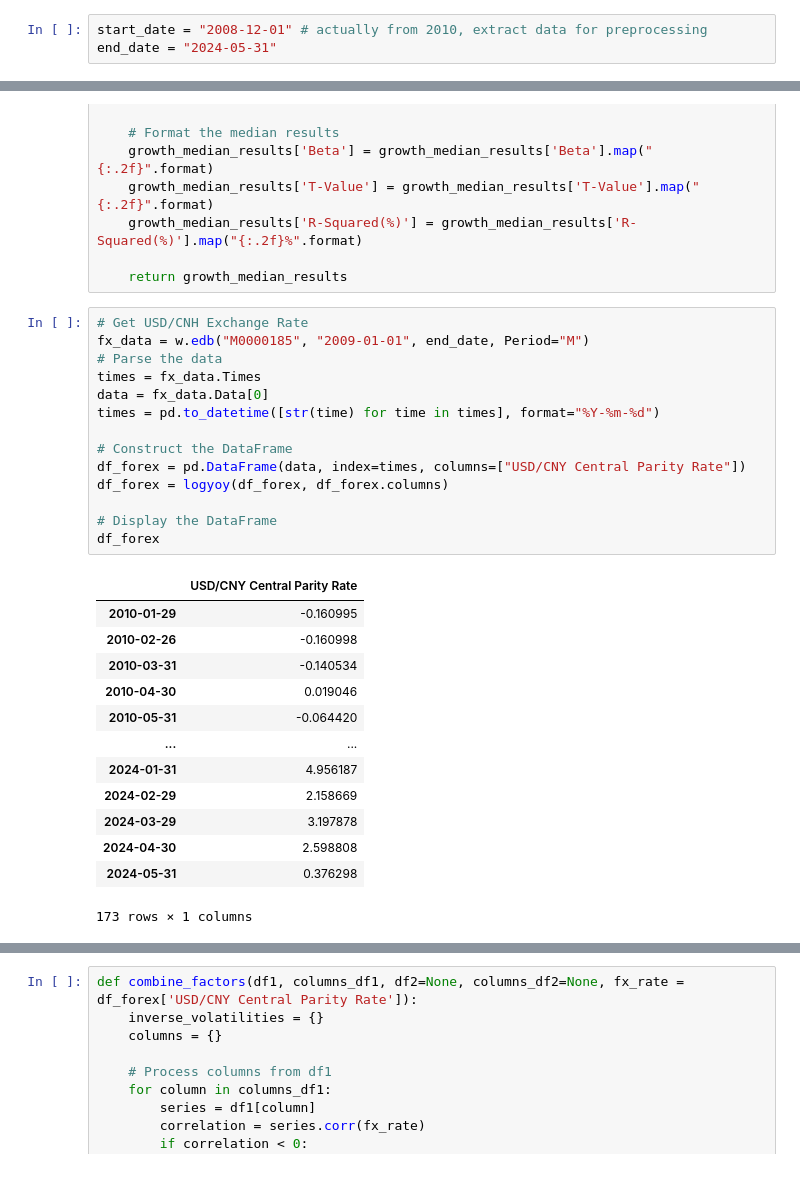
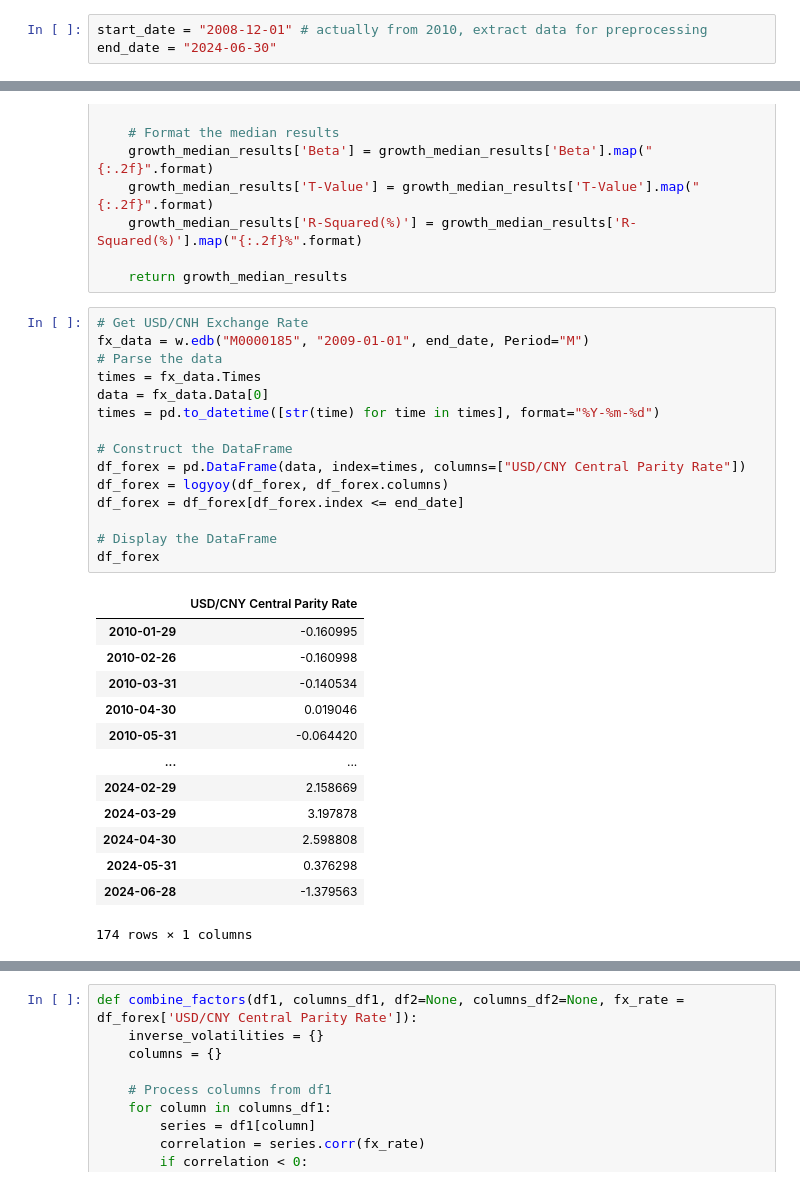
Before and after one commit to miaxiaozl/forex-project, a Jupyter notebook: notebooks/01_data_collection.ipynb, the cells around one changed output, grey strips where cells are left out. Drawn from its saved outputs; the diff is of its cells as text.

```diff
--- a/notebooks/01_data_collection.ipynb
+++ b/notebooks/01_data_collection.ipynb
@@ -27,7 +29,7 @@ IN NO CIRCUMSTANCE SHALL WIND BE RESPONSIBLE FOR ANY DAMAGES OR LOSSES CAUSED BY
 .Data=[OK!]
 # %%
 start_date = "2008-12-01" # actually from 2010, extract data for preprocessing
-end_date = "2024-05-31"
+end_date = "2024-06-30"
 # %%
 # takes a dict of indicators and their corresponding ticker in Wind to
 # create a DataFrame containing the data extracted from Wind API
@@ -165,31 +158,32 @@ def regress(indicator_df, forex_df, target_column='USD/CNY Central Parity Rate',
 # %%
 # Get USD/CNH Exchange Rate
 fx_data = w.edb("M0000185", "2009-01-01", end_date, Period="M")
 # Parse the data
 times = fx_data.Times
 data = fx_data.Data[0]
 times = pd.to_datetime([str(time) for time in times], format="%Y-%m-%d")
 
 # Construct the DataFrame
 df_forex = pd.DataFrame(data, index=times, columns=["USD/CNY Central Parity Rate"])
 df_forex = logyoy(df_forex, df_forex.columns)
+df_forex = df_forex[df_forex.index <= end_date]
 
 # Display the DataFrame
 df_forex
 # %% [output]
 |  | USD/CNY Central Parity Rate |
 | 2010-01-29 | -0.160995 |
 | 2010-02-26 | -0.160998 |
 | 2010-03-31 | -0.140534 |
 | 2010-04-30 | 0.019046 |
 | 2010-05-31 | -0.064420 |
 | ... | ... |
-| 2024-01-31 | 4.956187 |
 | 2024-02-29 | 2.158669 |
 | 2024-03-29 | 3.197878 |
 | 2024-04-30 | 2.598808 |
 | 2024-05-31 | 0.376298 |
+| 2024-06-28 | -1.379563 |
-173 rows × 1 columns
+174 rows × 1 columns
 # %%
 smoothed_fx = df_forex.rolling(window=2).mean()
 plt.figure(figsize=(10, 6))
```
Also changed, not shown: parts of 14 cells of this notebook, 4 other files.
